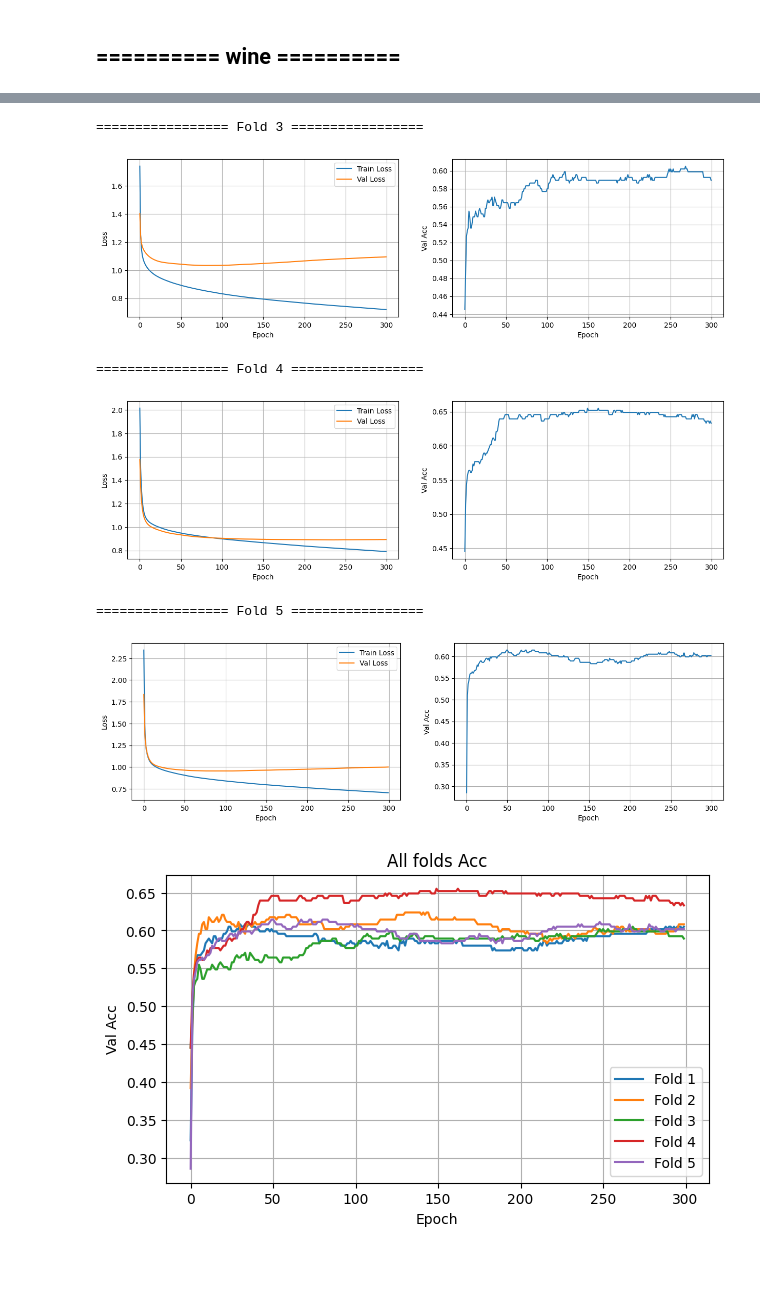
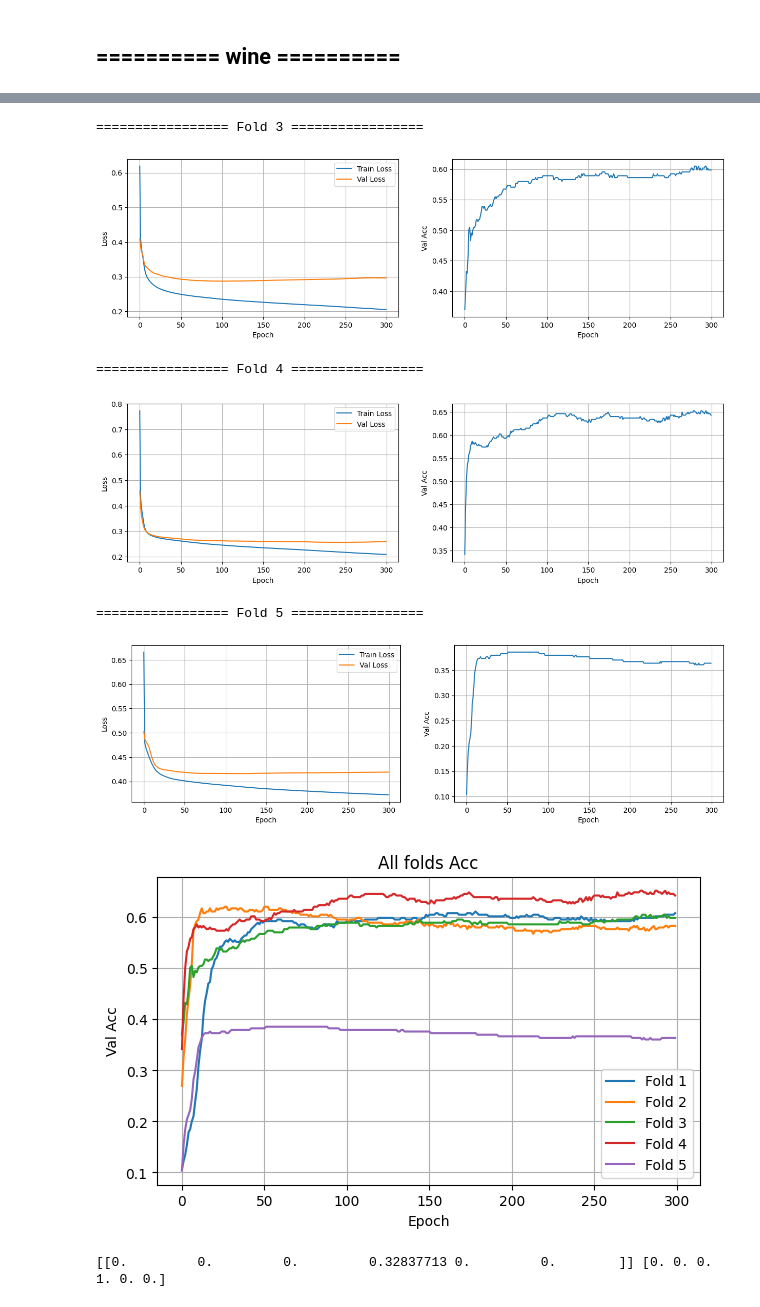
Before and after one commit to eddy0117/nn_hw, a Jupyter notebook: hw2.ipynb, the cells around one changed output, grey strips where cells are left out. Saved outputs shown, nothing was run; the diff lists cells and outputs as text; code cells hidden in the pictures; blank space fills up the shorter version.

Commit message:
add square error

```diff
--- a/hw2.ipynb
+++ b/hw2.ipynb
@@ -321,10 +321,19 @@ class Softmax:
     def forward(x):
         exp_x = np.exp(x)
         return exp_x / np.sum(exp_x, axis=1, keepdims=True)
+    def backward(x):
+        # 限搭配 CrossEntropyLoss 使用
+        # 將 Softmax 與 CrossEntropyLoss 的導數合併在 delta 項計算
+        # 所以 activateion 項係數為 1
+        return 1
 
 class CrossEntropyLoss:
     def cal_loss(y, label):
         return -np.sum(label * np.log(y))
+
+class SquareLoss:
+    def cal_loss(y, label):
+        return np.sum((1 / 2) * ((y - label) ** 2))
 
 class MLP:
     def __init__(self, params_set_list: list):
@@ -401,7 +410,7 @@ class MLP:
                 # delta = dL/dY * dY/dI 在 Cross Entropy Loss 與 Softmax 的的情況下
                 # 可化簡為 Y - label
                 # source: https://levelup.gitconnected.com/killer-combo-softmax-and-cross-entropy-5907442f60ba
-                delta = Y - label
+                delta = (Y - label) * act_func.backward(I)
             else:
                 # delta[n+1] -> (bs, n_layer[n+1]), next_layer_w -> (n_layer[n+1], n_layer[n])
                 delta = np.matmul(delta, next_layer_w.T) * act_func.backward(I)
@@ -453,9 +462,11 @@ class MLP:
             X_batch_all[-1] = X_batch_all[-1][:(n_samples % bs)]
             Y_batch_all[-1] = Y_batch_all[-1][:(n_samples % bs)]
 
+        # X_batch_all -> (n_batch, batch_size, n_features)
+        # Y_batch_all -> (n_batch, batch_size, n_classes)
         return X_batch_all, Y_batch_all
 
-    def train(self, X_train, Y_train, X_val, Y_val, hyper_params: dict, show_plot=False):
+    def train(self, X_train, Y_train, X_val, Y_val, loss_func, hyper_params: dict, show_plot=False):
         # X_train -> (n_samples, n_features)
         # Y_train -> (n_samples, n_classes) one-hot
 
@@ -481,7 +492,7 @@ class MLP:
                 forward_saved = self.forward(self.params, X_batch)
                 params_delta = self.backward(self.params, forward_saved, X_batch, Y_batch)
                 self.params = self.update_params(self.params, params_delta, hyper_params['lr'], hyper_params['alpha'])
-                loss += CrossEntropyLoss.cal_loss(self.get_pred(X_batch, with_onehot=True), Y_batch)
+                loss += loss_func.cal_loss(self.get_pred(X_batch, with_onehot=True), Y_batch)
 
             # print("Epoch: ", i)
             # print('Loss:', round(loss, 2))
@@ -492,7 +503,7 @@ class MLP:
             train_loss_arr.append(loss / n_samples)
 
             # 取 output layer 經過 activation function 的結果為 prediction
-            val_loss_arr.append(CrossEntropyLoss.cal_loss(self.get_pred(X_val, with_onehot=True), Y_val) / len(X_val))
+            val_loss_arr.append(loss_func.cal_loss(self.get_pred(X_val, with_onehot=True), Y_val) / len(X_val))
             val_acc_arr.append(self.calculate_acc(predictions, Y_val))
 
         if show_plot:
@@ -500,7 +511,7 @@ class MLP:
 
         return train_loss_arr, val_loss_arr, val_acc_arr
 
-    def kfold(self, X, Y, k, hyper_params: dict):
+    def kfold(self, X, Y, k, loss_func, hyper_params: dict):
         n_samples = X.shape[0]
 
         # 每個 fold 的大小
@@ -525,7 +536,7 @@ class MLP:
 
             # 每個 fold 要將 params 重新 init
             self.params = self.weight_init(self.params_set_list)
-            train_loss_arr, val_loss_arr, val_acc_arr = self.train(X_train, Y_train, X_val, Y_val, hyper_params)
+            train_loss_arr, val_loss_arr, val_acc_arr = self.train(X_train, Y_train, X_val, Y_val, loss_func, hyper_params)
 
             all_f_val_acc.append(val_acc_arr)
 
@@ -741,7 +762,7 @@ for d in data:
 inputs = data[:, :-1].astype(np.float32)
 labels = np.array(labels)
 
-# 對 input features 做標準化 (沒有做loss會直接 nan)
+# 對 input features 做標準化
 inputs = (inputs - np.mean(inputs, axis=0)) / np.std(inputs, axis=0)
 
 # 打亂數據
@@ -757,12 +778,11 @@ val_size = len(X_data) - train_size
 X_train, Y_train = X_data[:train_size], Y_data[:train_size]
 X_val, Y_val = X_data[val_size:], Y_data[val_size:]
 
-print(X_train.shape)
 print('classes:', classes)
 
 hyper_params = {
-    'lr': 0.001,
-    'batch_size': 32,
+    'lr': 1e-3,
+    'batch_size': 16,
     'epoch': 300,
     'alpha': 0.9
 }
@@ -772,11 +792,12 @@ FOLD = 5
 # input features 有 11 個，總共 6 個 classes
 params_set_list = [
     (11, 32, ReLU),
-    (32, 16, ReLU),
-    (16, 6, Softmax)
+    (32, 16, LeckyReLU()),
+    (16, 6, ReLU)
 ]
 
 mlp = MLP(params_set_list)
-# _, _, _ = mlp.train(X_train, Y_train, X_val, Y_val, hyper_params, show_plot=True)
-mlp.kfold(X_data, Y_data, FOLD, hyper_params)
+# _, _, _ = mlp.train(X_train, Y_train, X_val, Y_val, SquareLoss, hyper_params, show_plot=True)
+mlp.kfold(X_data, Y_data, FOLD, SquareLoss, hyper_params)
+print(mlp.get_pred(X_val[0], with_onehot=True), Y_val[0])
 # %% [output]
@@ -789,9 +809,10 @@ classes: ['3' '4' '5' '6' '7' '8']
 ================= Fold 3 =================
-[figure, old version]
+[figure, new version]
 ================= Fold 4 =================
-[figure, old version]
+[figure, new version]
 ================= Fold 5 =================
-[figure, old version]
+[figure, new version]
-[figure, old version]
+[figure, new version]
+[[0.         0.         0.         0.32837713 0.         0.        ]] [0. 0. 0. 1. 0. 0.]
 # %% [markdown]
 ### 筆記
```
Also changed, not shown: parts of 4 cells of this notebook.
